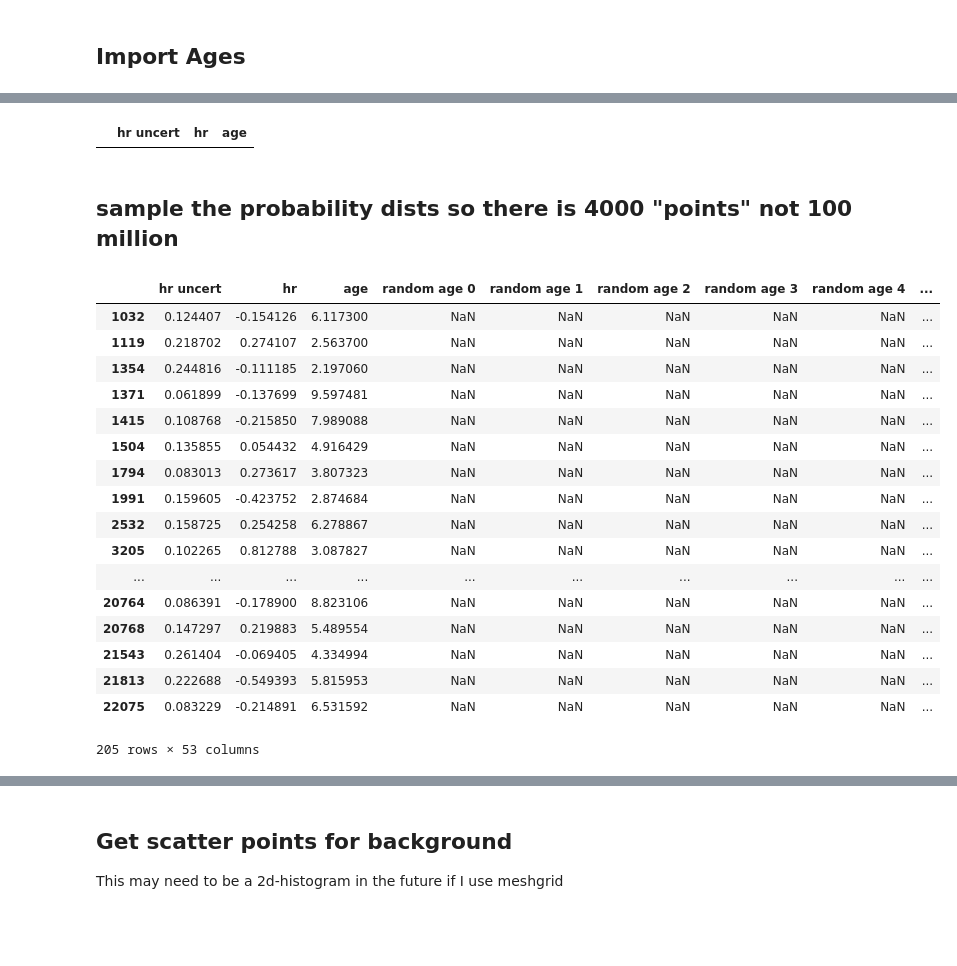
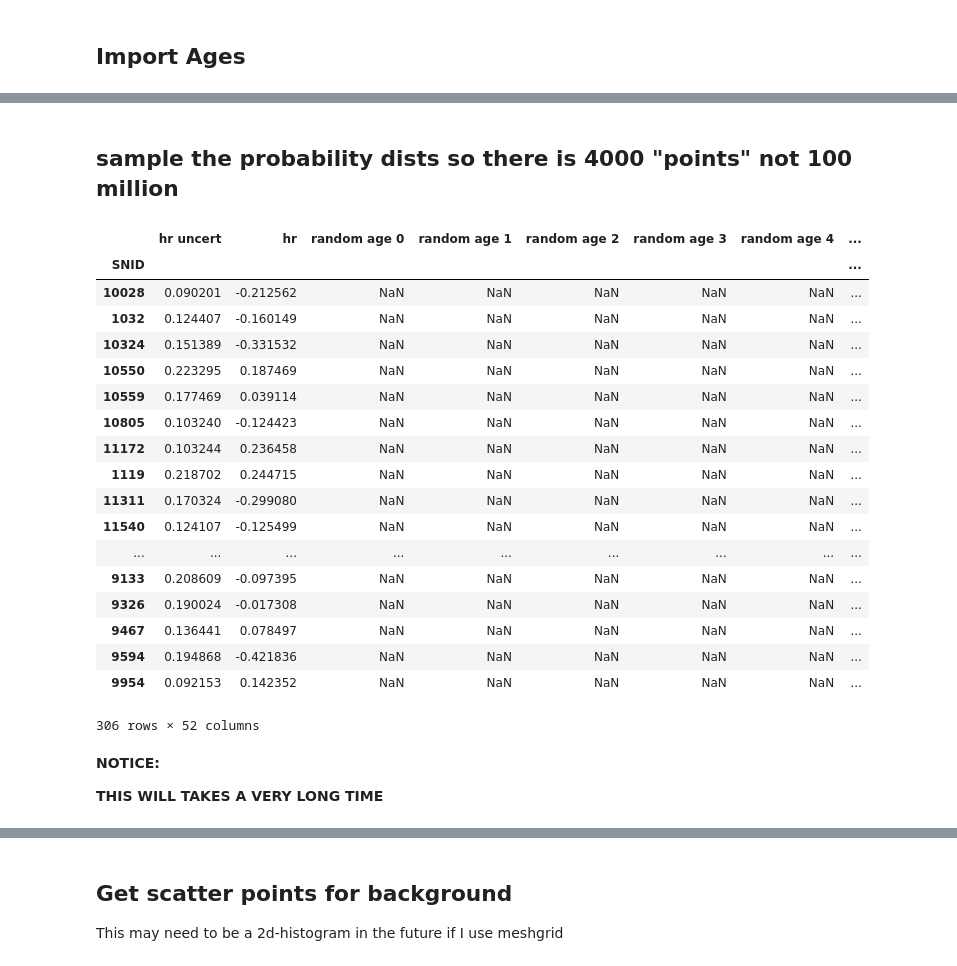
Before and after one commit to benjaminrose/MC-Age, a Jupyter notebook: figures/Results-HRvsAge.ipynb, the cells around one changed output, grey strips where cells are left out. Cells and saved outputs as stored; diff of their text form; code cells hidden in the pictures; blank space fills up the shorter version.

```diff
--- a/figures/Results-HRvsAge.ipynb
+++ b/figures/Results-HRvsAge.ipynb
@@ -13,10 +14,15 @@ dataset = 'campbell'   # 'gupta' or 'campbell'
 # %% [markdown]
 ## Import HR
 # %%
-SNData = pd.read_csv('../data/CampbellHoltzman.tsv', sep='\t', usecols=['SNID', 'hr', 'err_mu'], index_col='SNID')
-# SNData = pd.read_csv('../data/circlePhotometry-hr-del.tsv', sep='\t', usecols=['cid', 'hr'], index_col='cid')
-# SNData = SNData['']
-# SNData.describe()
-SNData.rename(columns={'err_mu': 'hr uncert'}, inplace=True)
+if dataset in ['campbell', 'campbellG']:
+    SNData = pd.read_csv('../data/CampbellHoltzman.tsv', sep='\t', usecols=['SNID', 'hr', 'err_mu'], index_col='SNID')
+    # SNData = pd.read_csv('../data/circlePhotometry-hr-del.tsv', sep='\t', usecols=['cid', 'hr'], index_col='cid')
+    # SNData = SNData['']
+    # SNData.describe()
+    SNData.rename(columns={'err_mu': 'hr uncert'}, inplace=True)
+if dataset == 'gupta':
+    SNData = pd.read_csv('../data/Gupta11_table2.tsv', sep='\t', skiprows=2, usecols=['x_1 uncert', 'HR'])#, index_col='SN ID')
+    SNData.rename(columns={'x_1 uncert': 'hr', 'HR': 'hr uncert' }, inplace=True) # 'cause read_csv is shifting the headers over by one?
+print(len(SNData))
 SNData.head(5)
 # %% [output]
@@ -108,41 +39,40 @@ pd.concat([SNData, ages], axis=1)
-# %%
-# look for where I don't have an Hubble residule
-helpme = pd.concat([SNData, ages], axis=1)
-# helpme[helpme['hr']==np.nan]
-helpme[np.isnan(helpme['hr'])]
-# %% [output]
-|  | hr uncert | hr | age |
 # %% [markdown]
 ## sample the probability dists so there is 4000 "points" not 100 million
 # %%
 # number of samples desired
 num = 50
 # %%
-test= pd.concat([SNData, ages], axis=1)
+# test= pd.concat([SNData, ages], axis=1)  ## ages dataframe is going away
+test = SNData.copy()
 test.dropna(inplace=True)  # drop rows that don't hae both HR & ages
 for i in range(num):
     test['random age {}'.format(i)] = np.nan
 # test.head(5)
 test
 # %% [output]
-|  | hr uncert | hr | age | random age 0 | random age 1 | random age 2 | random age 3 | random age 4 | ... |
-| 1032 | 0.124407 | -0.154126 | 6.117300 | NaN | NaN | NaN | NaN | NaN | ... |
-| 1119 | 0.218702 | 0.274107 | 2.563700 | NaN | NaN | NaN | NaN | NaN | ... |
-| 1354 | 0.244816 | -0.111185 | 2.197060 | NaN | NaN | NaN | NaN | NaN | ... |
-| 1371 | 0.061899 | -0.137699 | 9.597481 | NaN | NaN | NaN | NaN | NaN | ... |
-| 1415 | 0.108768 | -0.215850 | 7.989088 | NaN | NaN | NaN | NaN | NaN | ... |
-| 1504 | 0.135855 | 0.054432 | 4.916429 | NaN | NaN | NaN | NaN | NaN | ... |
-| 1794 | 0.083013 | 0.273617 | 3.807323 | NaN | NaN | NaN | NaN | NaN | ... |
-| 1991 | 0.159605 | -0.423752 | 2.874684 | NaN | NaN | NaN | NaN | NaN | ... |
-| 2532 | 0.158725 | 0.254258 | 6.278867 | NaN | NaN | NaN | NaN | NaN | ... |
-| 3205 | 0.102265 | 0.812788 | 3.087827 | NaN | NaN | NaN | NaN | NaN | ... |
-| ... | ... | ... | ... | ... | ... | ... | ... | ... | ... |
-| 20764 | 0.086391 | -0.178900 | 8.823106 | NaN | NaN | NaN | NaN | NaN | ... |
-| 20768 | 0.147297 | 0.219883 | 5.489554 | NaN | NaN | NaN | NaN | NaN | ... |
-| 21543 | 0.261404 | -0.069405 | 4.334994 | NaN | NaN | NaN | NaN | NaN | ... |
-| 21813 | 0.222688 | -0.549393 | 5.815953 | NaN | NaN | NaN | NaN | NaN | ... |
-| 22075 | 0.083229 | -0.214891 | 6.531592 | NaN | NaN | NaN | NaN | NaN | ... |
+|  | hr uncert | hr | random age 0 | random age 1 | random age 2 | random age 3 | random age 4 | ... |
+| SNID |  |  |  |  |  |  |  | ... |
+| 10028 | 0.090201 | -0.212562 | NaN | NaN | NaN | NaN | NaN | ... |
+| 1032 | 0.124407 | -0.160149 | NaN | NaN | NaN | NaN | NaN | ... |
+| 10324 | 0.151389 | -0.331532 | NaN | NaN | NaN | NaN | NaN | ... |
+| 10550 | 0.223295 | 0.187469 | NaN | NaN | NaN | NaN | NaN | ... |
+| 10559 | 0.177469 | 0.039114 | NaN | NaN | NaN | NaN | NaN | ... |
+| 10805 | 0.103240 | -0.124423 | NaN | NaN | NaN | NaN | NaN | ... |
+| 11172 | 0.103244 | 0.236458 | NaN | NaN | NaN | NaN | NaN | ... |
+| 1119 | 0.218702 | 0.244715 | NaN | NaN | NaN | NaN | NaN | ... |
+| 11311 | 0.170324 | -0.299080 | NaN | NaN | NaN | NaN | NaN | ... |
+| 11540 | 0.124107 | -0.125499 | NaN | NaN | NaN | NaN | NaN | ... |
+| ... | ... | ... | ... | ... | ... | ... | ... | ... |
+| 9133 | 0.208609 | -0.097395 | NaN | NaN | NaN | NaN | NaN | ... |
+| 9326 | 0.190024 | -0.017308 | NaN | NaN | NaN | NaN | NaN | ... |
+| 9467 | 0.136441 | 0.078497 | NaN | NaN | NaN | NaN | NaN | ... |
+| 9594 | 0.194868 | -0.421836 | NaN | NaN | NaN | NaN | NaN | ... |
+| 9954 | 0.092153 | 0.142352 | NaN | NaN | NaN | NaN | NaN | ... |
-205 rows × 53 columns
+306 rows × 52 columns
+# %% [markdown]
+**NOTICE:**
+
+**THIS WILL TAKES A VERY LONG TIME**
 # %%
 if dataset == 'gupta':
     files = '../resources/SN{}_gupta_chain.tsv'
```
Also changed, not shown: parts of 25 cells of this notebook.
